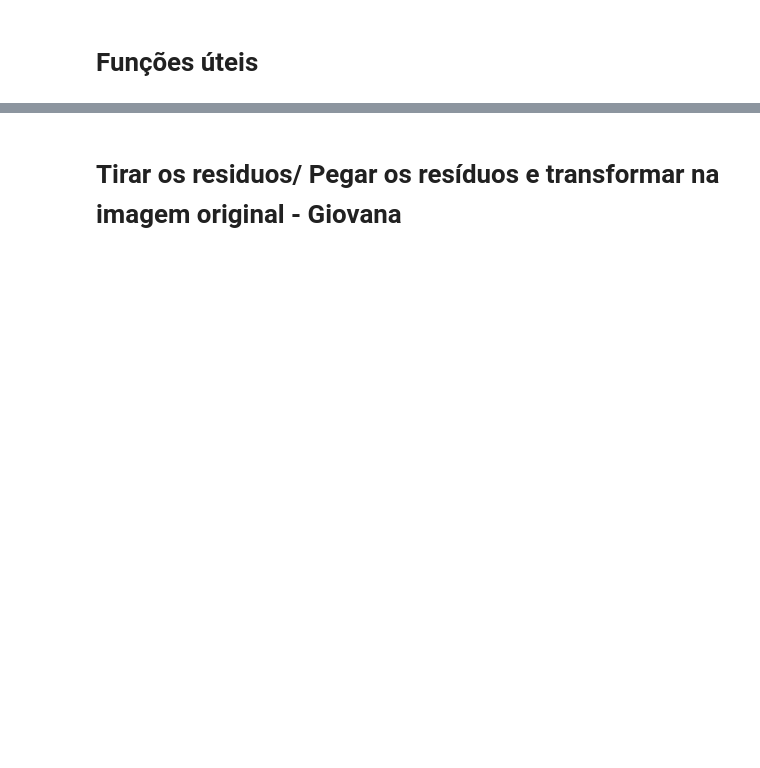
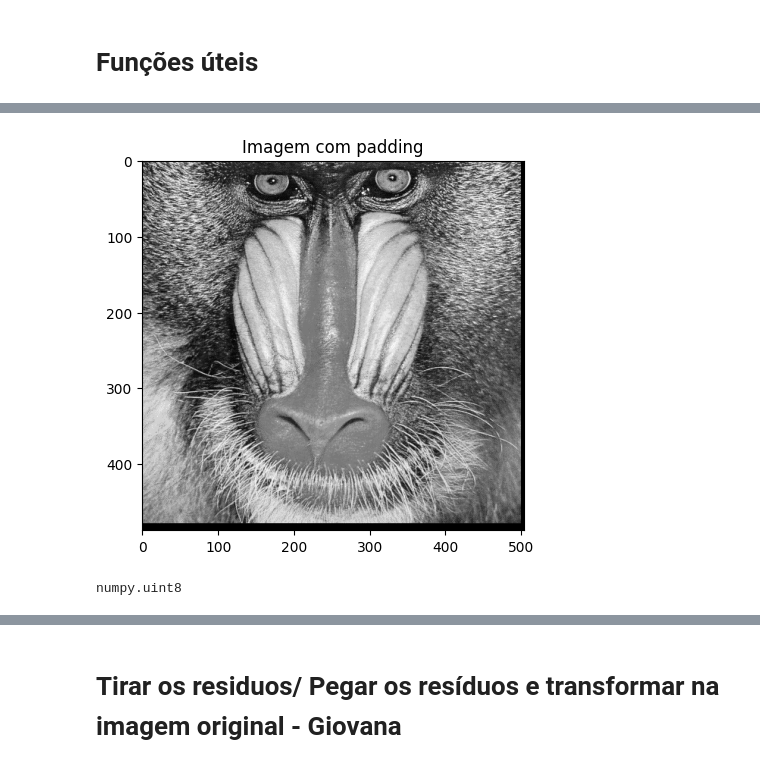
Before and after one commit to raularaju/compressao_imagens, a Jupyter notebook: main.ipynb, the cells around one changed output, grey strips where cells are left out. Cells and saved outputs as stored; diff of their text form; code cells hidden in the pictures; blank space fills up the shorter version.

```diff
--- a/main.ipynb
+++ b/main.ipynb
@@ -48,0 +86,9 @@ SUBIMAGES = divideImageIntoSubImages(ORIGINAL_IMAGE, 8)
+# %%
+PADDED_IMAGE = add_padding(ORIGINAL_IMAGE, 8)
+plot_image(PADDED_IMAGE, 'Imagem com padding')
+# %% [output]
+[figure, added]
+# %%
+type(ORIGINAL_IMAGE[0][0])
+# %% [output]
+numpy.uint8
```
Also changed, not shown: parts of 25 cells of this notebook, 1 other file.
